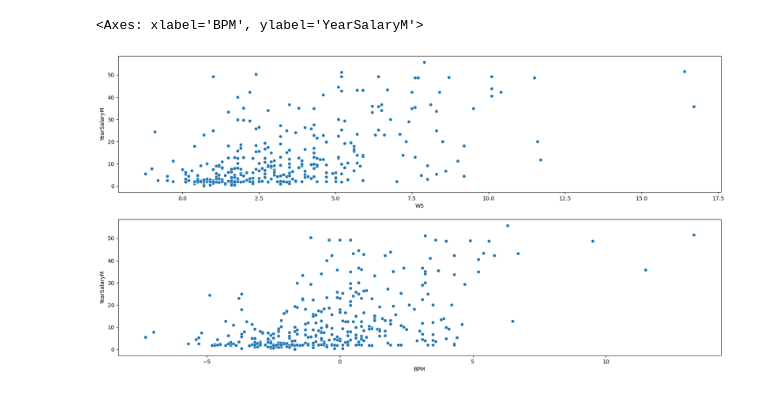
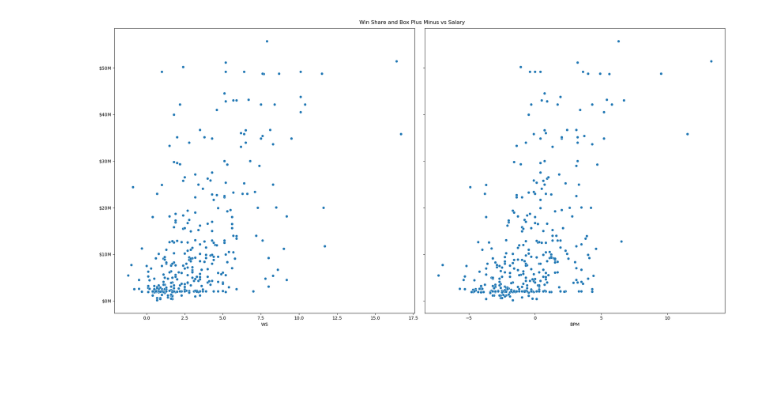
Before and after one commit to ruddaraju/NBA_PlayerValueAnalysis, a Jupyter notebook: Analysis/EDA.ipynb, the cells around one changed output. Cells and saved outputs as stored; diff of their text form; code cells hidden in the pictures; blank space fills up the shorter version.

```diff
--- a/Analysis/EDA.ipynb
+++ b/Analysis/EDA.ipynb
@@ -122,7 +134,19 @@ AdvancedSal.head(10)
 # %%
-fig, ax = plt.subplots(2,1, figsize = (20,10))
+'''
+In these graphs I looked at advanced metrics such as Win Shares and Box Plus Minus in relation to salary. The trend was as expected where win shares and box plus minus increased
+as the salary increased. I noticed that the BPM graph is shifted more the left, indicating that the median or average BPM might be in the negatives rather than what I initially
+expected of being 0. In later parts of my data analysis, I will be looking at which players are outliers for these trends. For example I intend to look at wihch players are getting
+paid significantly for low win shares or low BPM. For example in the BPM graph there are some players making 50M, that have a BPM around 0 or less than 0.
+'''
+
+
+fig, ax = plt.subplots(1,2, figsize = (20,10), sharey = True)
 sns.scatterplot(data = AdvancedSal, x = 'WS', y = 'YearSalaryM', ax = ax[0])
-sns.scatterplot(data = AdvancedSal, x = 'BPM',y = 'YearSalaryM', ax = ax[1] )
+sns.scatterplot(data = AdvancedSal, x = 'BPM',y = 'YearSalaryM', ax = ax[1])
+ax[0].yaxis.set_major_formatter(plt.FuncFormatter(lambda y, pos: f'${int(y)}M'))
+ax[0].set_ylabel('')
+fig.suptitle('Win Share and Box Plus Minus vs Salary')
+plt.tight_layout()
+plt.show()
 # %% [output]
-<Axes: xlabel='BPM', ylabel='YearSalaryM'>
-[figure, old version]
+[figure, new version]
```
Also changed, not shown: parts of 9 cells of this notebook, 1 other file.
